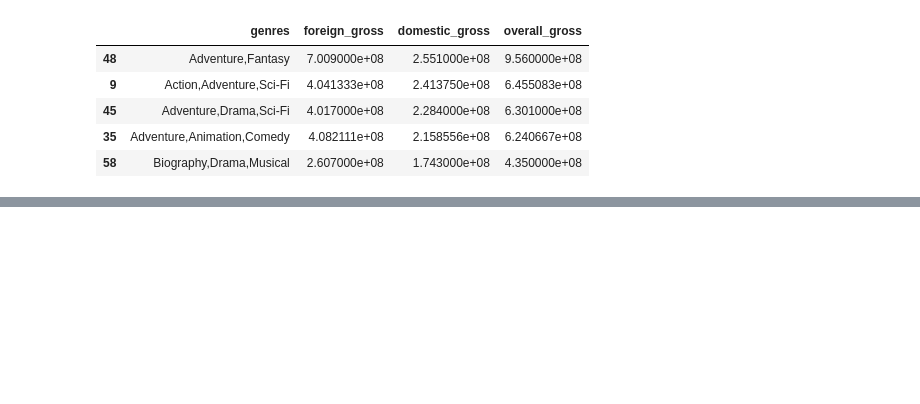
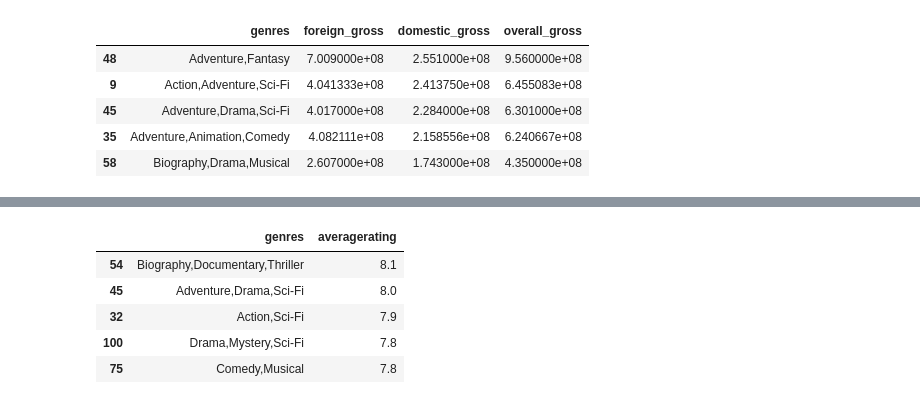
Before and after one commit to KiarieJeff/dsc-phase-1-project, a Jupyter notebook: movies_analysis.ipynb, the cells around one changed output, grey strips where cells are left out. Drawn from its saved outputs; the diff is of its cells as text; code cells hidden in the pictures; blank space fills up the shorter version.

```diff
--- a/movies_analysis.ipynb
+++ b/movies_analysis.ipynb
@@ -443,0 +508,9 @@ s d yudgiqygasd
+# %%
+sorted_df2.head()
+# %% [output]
+|  | genres | averagerating |
+| 54 | Biography,Documentary,Thriller | 8.1 |
+| 45 | Adventure,Drama,Sci-Fi | 8.0 |
+| 32 | Action,Sci-Fi | 7.9 |
+| 100 | Drama,Mystery,Sci-Fi | 7.8 |
+| 75 | Comedy,Musical | 7.8 |
```
Also changed, not shown: parts of 42 cells of this notebook, 2 other files.
